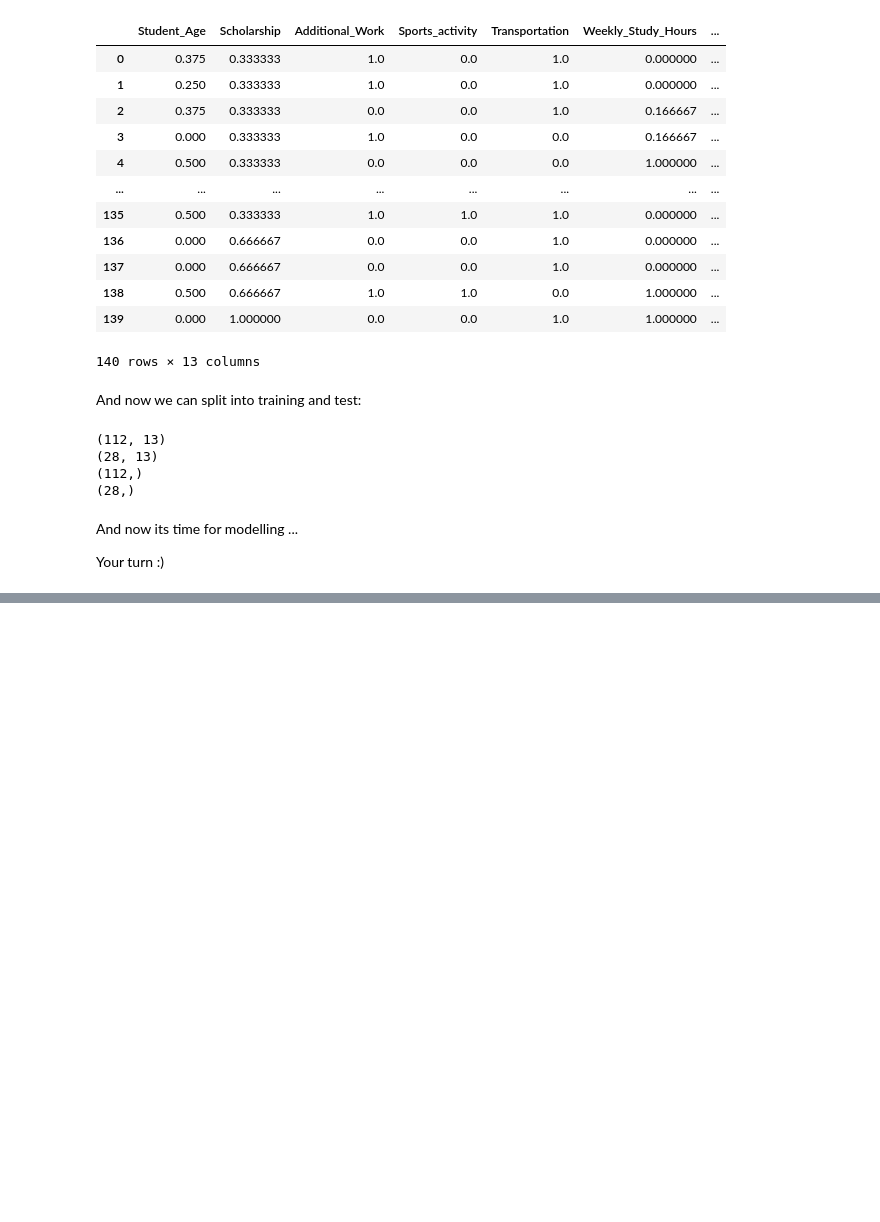
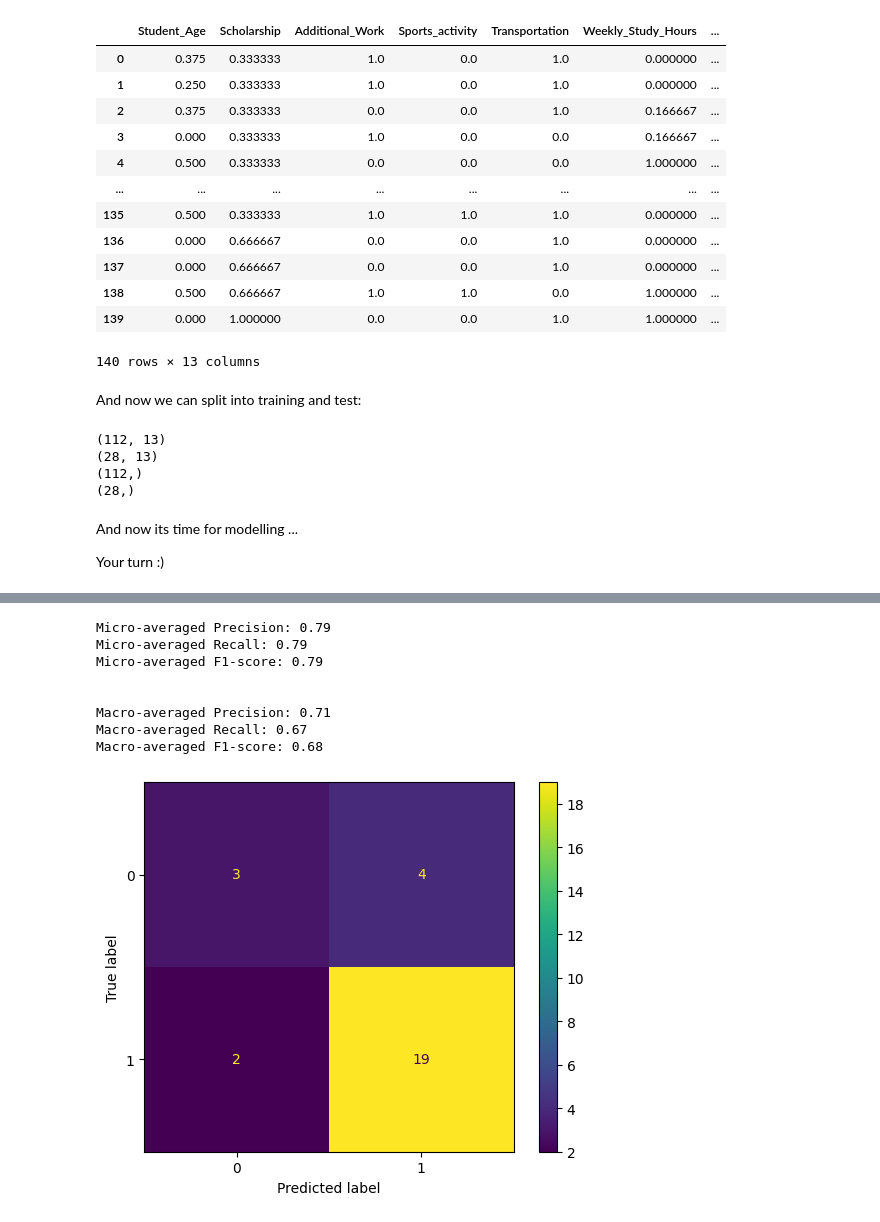
Before and after one commit to TudorVilcu/Tudor-Vilcu---Data-Science-and-Gen-AI-submission-, a Jupyter notebook: Copy_of_5_02_Modelling_Hackathon.ipynb, the cells around one changed output, grey strips where cells are left out. Drawn from its saved outputs; the diff is of its cells as text; code cells hidden in the pictures; blank space fills up the shorter version.

```diff
--- a/Copy_of_5_02_Modelling_Hackathon.ipynb
+++ b/Copy_of_5_02_Modelling_Hackathon.ipynb
@@ -294,0 +414,16 @@ Your turn :)
+# %%
+DTC_algo = DTC(**clf.best_params_) # get the best parameters from grid search
+DTC_model = DTC_algo.fit(X_train, Y_train)
+# %%
+# predict the test data
+predict = DTC_model.predict(X_test)
+
+# seperate the first five predictions and the first five real values in Y_test
+for i in range(5):
+  print(f'Predicted: {round(predict[i],2)}')
+  print(f'Real: {Y_test[i]}')
+  print("\n")
+
+print("\n")
+
+print(f'Accuracy: {round(accuracy_score(Y_test, predict),2)}')
@@ -294,0 +448,28 @@ Your turn :)
+# %%
+# create a confusion matrix
+CM.from_predictions(Y_test, predict)
+
+# Calculate precision, recall, and F1-score
+precision, recall, f1_score, _ = precision_recall_fscore_support(Y_test, predict, average='micro')
+
+print(f"Micro-averaged Precision: {round(precision, 2)}")
+print(f"Micro-averaged Recall: {round(recall, 2)}")
+print(f"Micro-averaged F1-score: {round(f1_score, 2)}")
+print("\n")
+
+precision, recall, f1_score, _ = precision_recall_fscore_support(Y_test, predict, average='macro')
+
+print(f"Macro-averaged Precision: {round(precision, 2)}")
+print(f"Macro-averaged Recall: {round(recall, 2)}")
+print(f"Macro-averaged F1-score: {round(f1_score, 2)}")
+print("\n")
+# %% [output]
+Micro-averaged Precision: 0.79
+Micro-averaged Recall: 0.79
+Micro-averaged F1-score: 0.79
+
+
+Macro-averaged Precision: 0.71
+Macro-averaged Recall: 0.67
+Macro-averaged F1-score: 0.68
+[figure, added]
```
Also changed, not shown: parts of 8 cells of this notebook.
